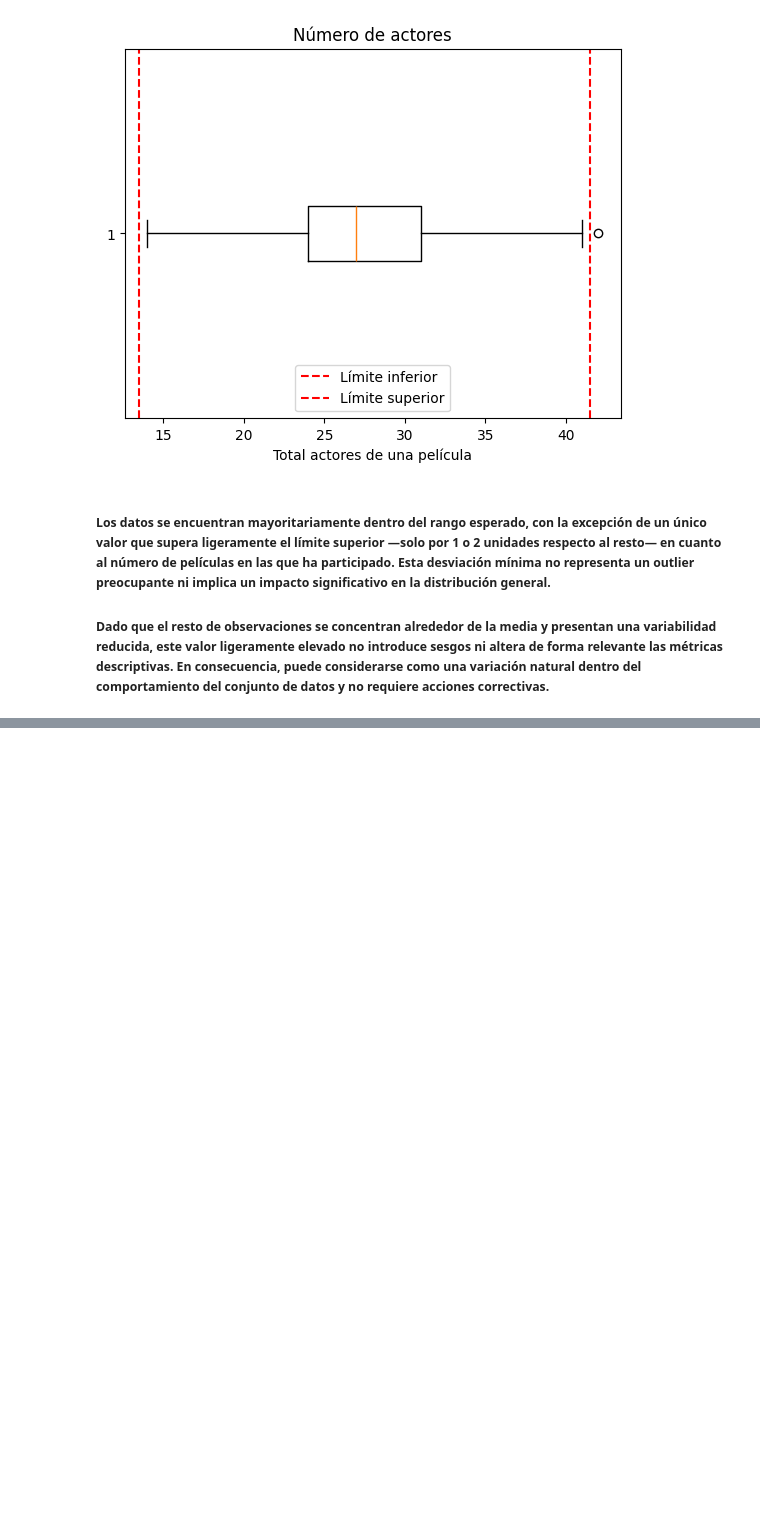
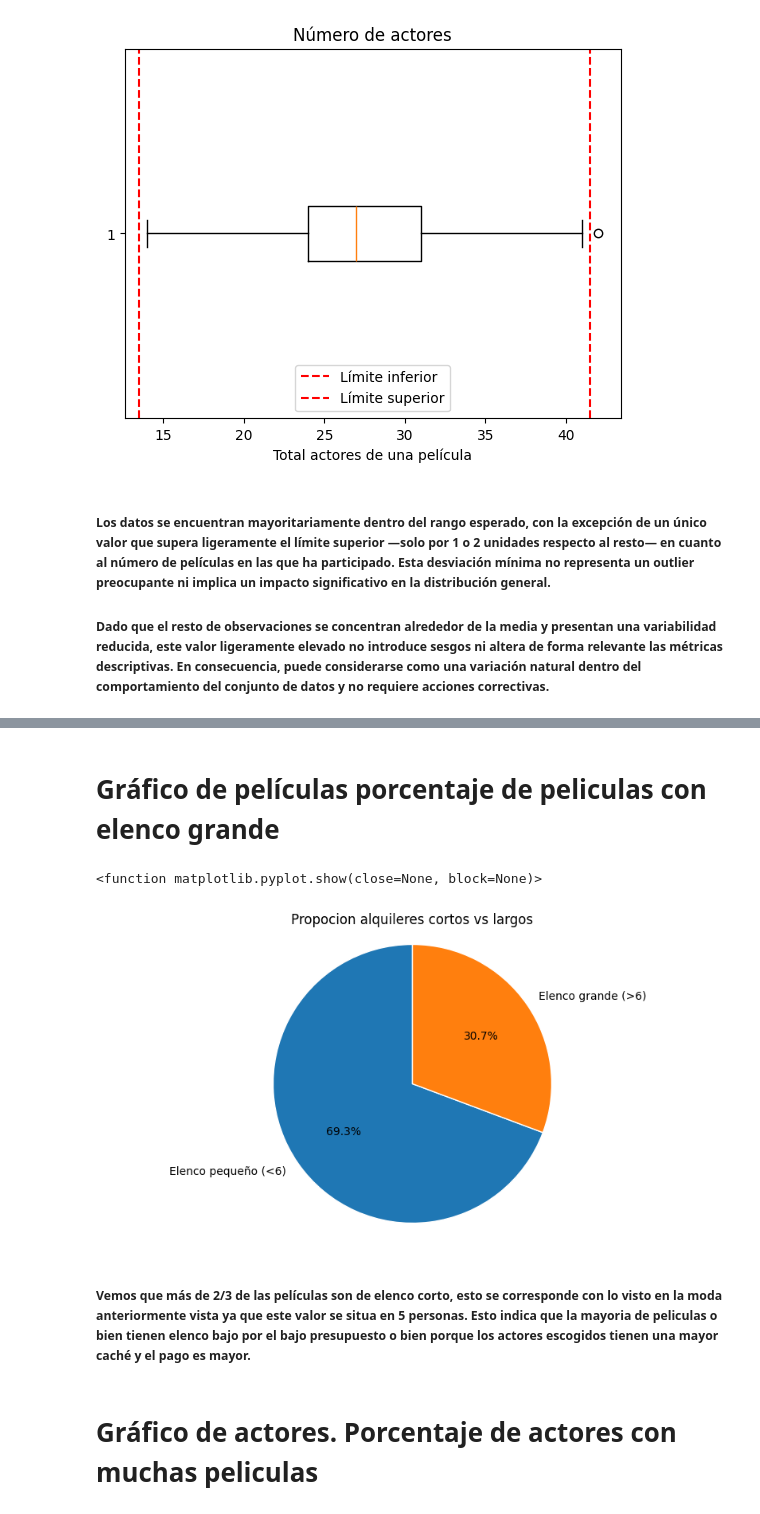
Before and after one commit to JaimeAmuedoJAH/consulta-analisis-datos-sakila, a Jupyter notebook: notebook/ProyectoIII_dataframe3.ipynb, the cells around one changed output, grey strips where cells are left out. Drawn from its saved outputs; the diff is of its cells as text; code cells hidden in the pictures; blank space fills up the shorter version.

```diff
--- a/notebook/ProyectoIII_dataframe3.ipynb
+++ b/notebook/ProyectoIII_dataframe3.ipynb
@@ -146,0 +203,2 @@ plt.show()
+# %%
+df_elenco_copy['large_cast'] = np.where(df_elenco_copy['total_actors'] > 6, 'Sí', 'No')
@@ -146,0 +222,25 @@ plt.show()
+# %% [markdown]
+# Gráfico de películas porcentaje de peliculas con elenco grande
+# %%
+values = df_elenco_copy['large_cast'].value_counts()
+labels = ['Elenco pequeño (<6)', 'Elenco grande (>6)']
+
+plt.figure(figsize=(10, 5))
+plt.pie(
+    values,
+    labels=labels,
+    autopct='%1.1f%%',
+    startangle=90,
+    wedgeprops={'linewidth': 1, 'edgecolor': 'white'}
+)
+
+plt.title("Propocion alquileres cortos vs largos")
+plt.axis('equal')
+plt.show
+# %% [output]
+<function matplotlib.pyplot.show(close=None, block=None)>
+[figure, added]
+# %% [markdown]
+##### Vemos que más de 2/3 de las películas son de elenco corto, esto se corresponde con lo visto en la moda anteriormente vista ya que este valor se situa en 5 personas. Esto indica que la mayoria de peliculas o bien tienen elenco bajo por el bajo presupuesto o bien porque los actores escogidos tienen una mayor caché y el pago es mayor.
+# %% [markdown]
+# Gráfico de actores. Porcentaje de actores con muchas peliculas
```
Also changed, not shown: parts of 11 cells of this notebook, 1 other file.
